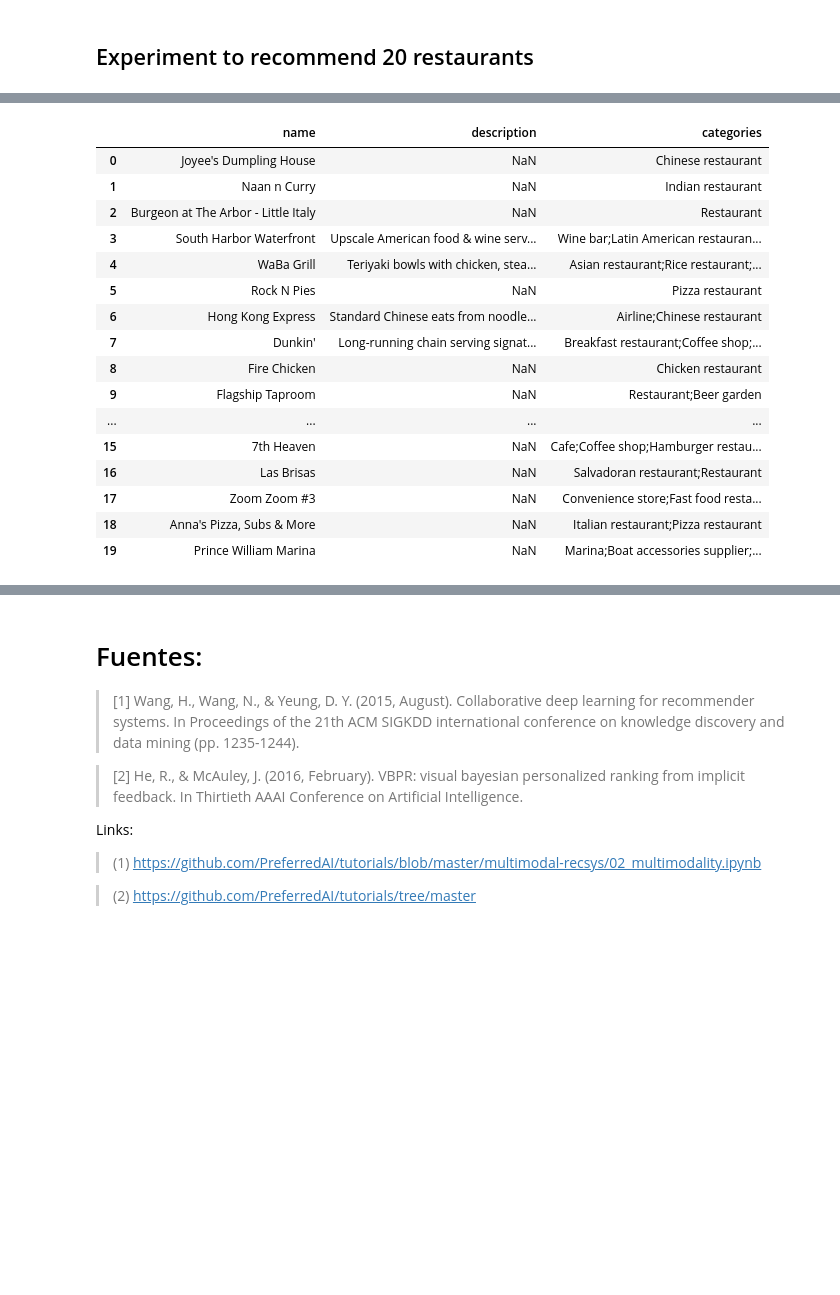
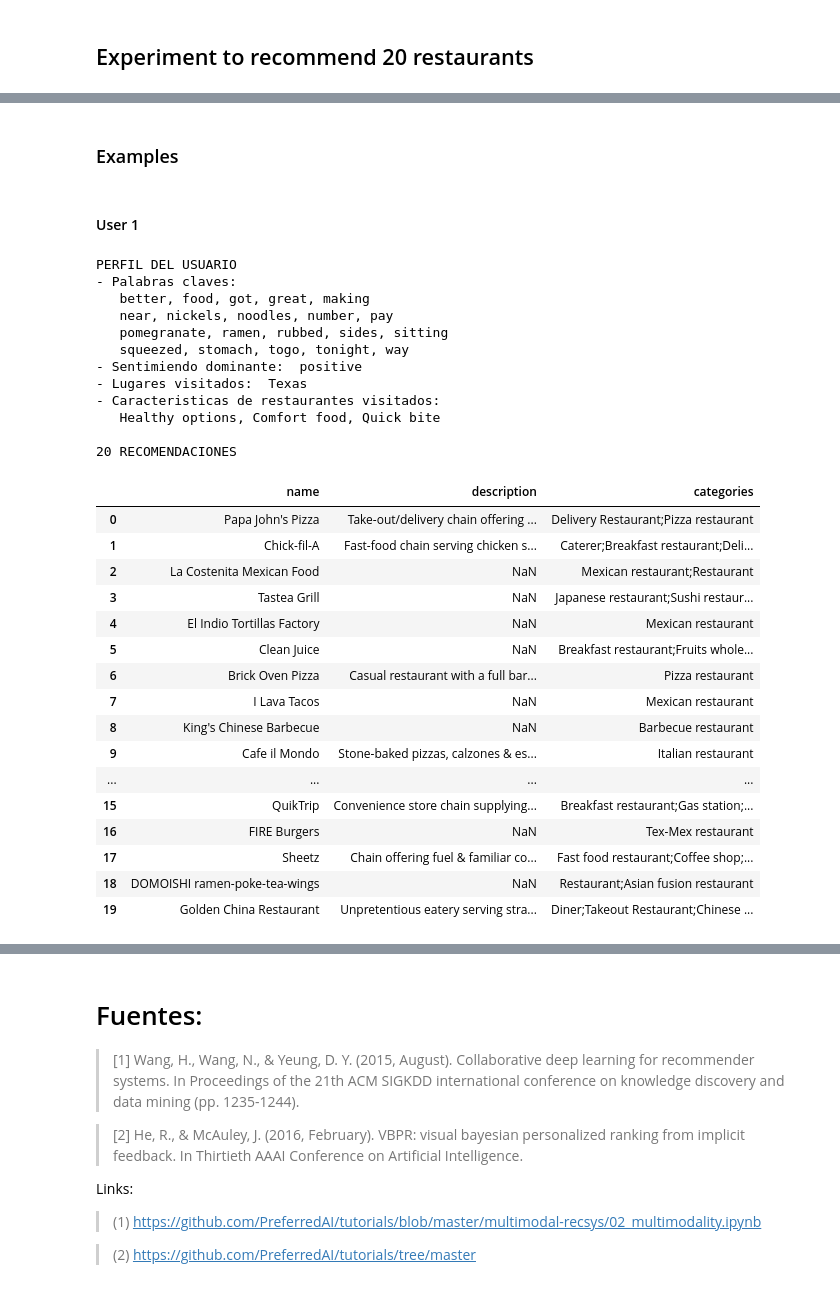
Before and after one commit to pedrozavalat/iic3633-proyecto, a Jupyter notebook: iic3633_v1_models_baselines.ipynb, the cells around one changed output, grey strips where cells are left out. Saved outputs shown, nothing was run; the diff lists cells and outputs as text; code cells hidden in the pictures; blank space fills up the shorter version.

```diff
--- a/iic3633_v1_models_baselines.ipynb
+++ b/iic3633_v1_models_baselines.ipynb
@@ -895,23 +984,21 @@ imgs_features.shape
 ## Training
 # %%
 # modelo CDL (Collaborative Deep Learning)
+''' Por default presenta una cantidad de 50 elementos en el vector de factores latentes.
+y SDAE presenta una cantidad de 200 neuronas para la capa intermedia'''
 cdl = cornac.models.CDL(
-    k=50, # dimension factor latente
-    autoencoder_structure=[200],  # N° de neuronas de la capa code/decoder para SDAE
+    autoencoder_structure=[200],
     vocab_size=VOCAB_SIZE, # cantidad maxima de vocabulario
-    act_fn='tanh',
-    max_iter=20,
-    batch_size=1024,
     seed=SEED,
     verbose=VERBOSE
 )
 # modelo VBPR (Visual Bayesian Personalized Ranking)
+''' Por default presenta una dimension de 10 elementos para ambos espacios de factores latentes. '''
 vbpr = cornac.models.VBPR(
-    k=10, # dimension de gamma en el espacio latente
-    k2=40,  # dimension de theta en el espacio latente
+    k=10,   # dimension de gamma en el espacio latente
+    k2=10,  # dimension de theta en el espacio latente
     n_epochs=20,
     use_gpu=USE_GPU,
-    batch_size=1024,
     seed=SEED,
     verbose=VERBOSE
 )
@@ -1137,23 +1373,36 @@ show_recommendations(
-# %%
-show_recommendations(
-    random_user,
-    get_reclist(random_user, cdl, 20)
-)
-# %% [output]
-|  | name | description | categories |
-| 0 | Joyee's Dumpling House | NaN | Chinese restaurant |
-| 1 | Naan n Curry | NaN | Indian restaurant |
-| 2 | Burgeon at The Arbor - Little Italy | NaN | Restaurant |
-| 3 | South Harbor Waterfront | Upscale American food & wine serv... | Wine bar;Latin American restauran... |
-| 4 | WaBa Grill | Teriyaki bowls with chicken, stea... | Asian restaurant;Rice restaurant;... |
-| 5 | Rock N Pies | NaN | Pizza restaurant |
-| 6 | Hong Kong Express | Standard Chinese eats from noodle... | Airline;Chinese restaurant |
-| 7 | Dunkin' | Long-running chain serving signat... | Breakfast restaurant;Coffee shop;... |
-| 8 | Fire Chicken | NaN | Chicken restaurant |
-| 9 | Flagship Taproom | NaN | Restaurant;Beer garden |
-| ... | ... | ... | ... |
-| 15 | 7th Heaven | NaN | Cafe;Coffee shop;Hamburger restau... |
-| 16 | Las Brisas | NaN | Salvadoran restaurant;Restaurant |
-| 17 | Zoom Zoom #3 | NaN | Convenience store;Fast food resta... |
-| 18 | Anna's Pizza, Subs & More | NaN | Italian restaurant;Pizza restaurant |
-| 19 | Prince William Marina | NaN | Marina;Boat accessories supplier;... |
+# %% [markdown]
+### Examples
+# %% [markdown]
+#### User 1
+# %%
+show_recommendations(user1, cdl_reclist20[user1])
+# %% [output]
+PERFIL DEL USUARIO
+- Palabras claves:
+   better, food, got, great, making
+   near, nickels, noodles, number, pay
+   pomegranate, ramen, rubbed, sides, sitting
+   squeezed, stomach, togo, tonight, way
+- Sentimiendo dominante:  positive
+- Lugares visitados:  Texas
+- Caracteristicas de restaurantes visitados:
+   Healthy options, Comfort food, Quick bite
+
+20 RECOMENDACIONES
+|  | name | description | categories |
+| 0 | Papa John's Pizza | Take-out/delivery chain offering ... | Delivery Restaurant;Pizza restaurant |
+| 1 | Chick-fil-A | Fast-food chain serving chicken s... | Caterer;Breakfast restaurant;Deli... |
+| 2 | La Costenita Mexican Food | NaN | Mexican restaurant;Restaurant |
+| 3 | Tastea Grill | NaN | Japanese restaurant;Sushi restaur... |
+| 4 | El Indio Tortillas Factory | NaN | Mexican restaurant |
+| 5 | Clean Juice | NaN | Breakfast restaurant;Fruits whole... |
+| 6 | Brick Oven Pizza | Casual restaurant with a full bar... | Pizza restaurant |
+| 7 | I Lava Tacos | NaN | Mexican restaurant |
+| 8 | King's Chinese Barbecue | NaN | Barbecue restaurant |
+| 9 | Cafe il Mondo | Stone-baked pizzas, calzones & es... | Italian restaurant |
+| ... | ... | ... | ... |
+| 15 | QuikTrip | Convenience store chain supplying... | Breakfast restaurant;Gas station;... |
+| 16 | FIRE Burgers | NaN | Tex-Mex restaurant |
+| 17 | Sheetz | Chain offering fuel & familiar co... | Fast food restaurant;Coffee shop;... |
+| 18 | DOMOISHI ramen-poke-tea-wings | NaN | Restaurant;Asian fusion restaurant |
+| 19 | Golden China Restaurant | Unpretentious eatery serving stra... | Diner;Takeout Restaurant;Chinese ... |
```
Also changed, not shown: parts of 70 cells of this notebook.
